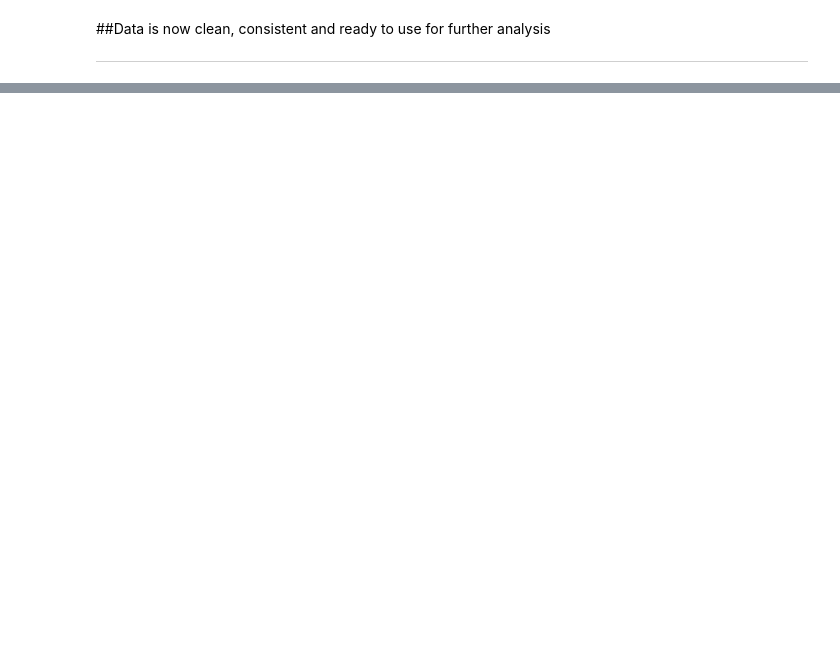
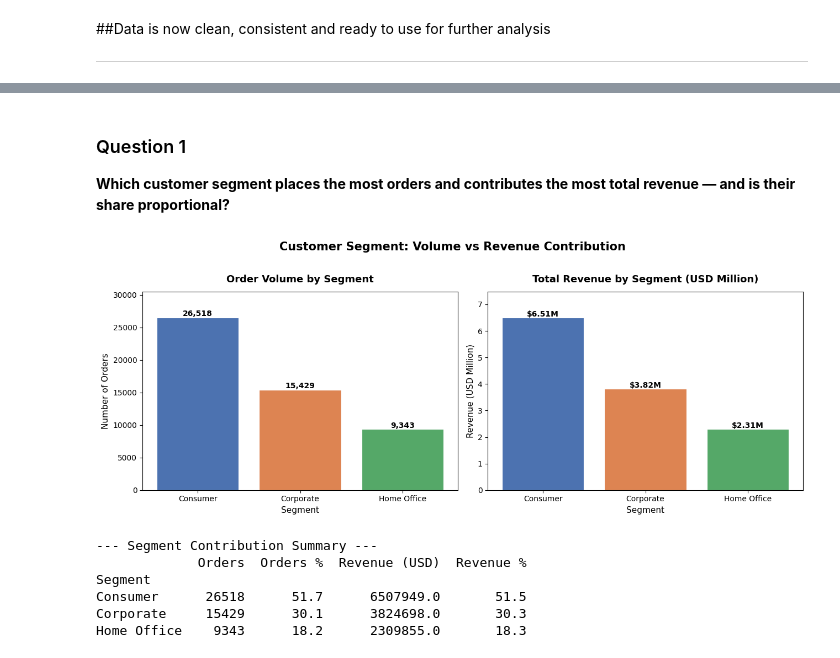
Before and after one commit to satwik12151/Capstone-Project-Group-3-, a Jupyter notebook: Capstone_Project_Group3.ipynb, the cells around one changed output, grey strips where cells are left out. Saved outputs shown, nothing was run; the diff lists cells and outputs as text; code cells hidden in the pictures; blank space fills up the shorter version.

```diff
--- a/Capstone_Project_Group3.ipynb
+++ b/Capstone_Project_Group3.ipynb
@@ -269,0 +289,51 @@ memory usage: 6.2+ MB
+# %% [markdown]
+### Question 1
+**Which customer segment places the most orders and contributes the most total revenue — and is their share proportional?**
+# %%
+fig, axes = plt.subplots(1, 2, figsize=(13, 5))
+
+# --- Plot 1: Order Count by Segment ---
+seg_orders = df['Segment'].value_counts()
+colors = ['#4C72B0', '#DD8452', '#55A868']
+
+bars1 = axes[0].bar(seg_orders.index, seg_orders.values, color=colors, edgecolor='white', linewidth=0.8)
+axes[0].set_title('Order Volume by Segment', fontsize=13, fontweight='bold', pad=12)
+axes[0].set_xlabel('Segment', fontsize=11)
+axes[0].set_ylabel('Number of Orders', fontsize=11)
+for bar in bars1:
+    axes[0].text(bar.get_x() + bar.get_width()/2, bar.get_height() + 200,
+                 f'{bar.get_height():,}', ha='center', fontsize=10, fontweight='bold')
+axes[0].set_ylim(0, seg_orders.max() * 1.15)
+
+# --- Plot 2: Total Revenue by Segment ---
+seg_revenue = df.groupby('Segment')['Sales'].sum().reindex(seg_orders.index)
+bars2 = axes[1].bar(seg_revenue.index, seg_revenue.values / 1e6, color=colors, edgecolor='white', linewidth=0.8)
+axes[1].set_title('Total Revenue by Segment (USD Million)', fontsize=13, fontweight='bold', pad=12)
+axes[1].set_xlabel('Segment', fontsize=11)
+axes[1].set_ylabel('Revenue (USD Million)', fontsize=11)
+for bar in bars2:
+    axes[1].text(bar.get_x() + bar.get_width()/2, bar.get_height() + 0.03,
+                 f'${bar.get_height():.2f}M', ha='center', fontsize=10, fontweight='bold')
+axes[1].set_ylim(0, (seg_revenue / 1e6).max() * 1.15)
+
+plt.suptitle('Customer Segment: Volume vs Revenue Contribution', fontsize=15, fontweight='bold', y=1.02)
+plt.tight_layout()
+plt.show()
+
+# Summary Table
+summary = pd.DataFrame({
+    'Orders': seg_orders,
+    'Orders %': (seg_orders / seg_orders.sum() * 100).round(1),
+    'Revenue (USD)': seg_revenue.round(0),
+    'Revenue %': (seg_revenue / seg_revenue.sum() * 100).round(1)
+})
+print("\n--- Segment Contribution Summary ---")
+print(summary.to_string())
+# %% [output]
+[figure, added]
+--- Segment Contribution Summary ---
+             Orders  Orders %  Revenue (USD)  Revenue %
+Segment
+Consumer      26518      51.7      6507949.0       51.5
+Corporate     15429      30.1      3824698.0       30.3
+Home Office    9343      18.2      2309855.0       18.3
```
Also changed, not shown: parts of 33 cells of this notebook.
